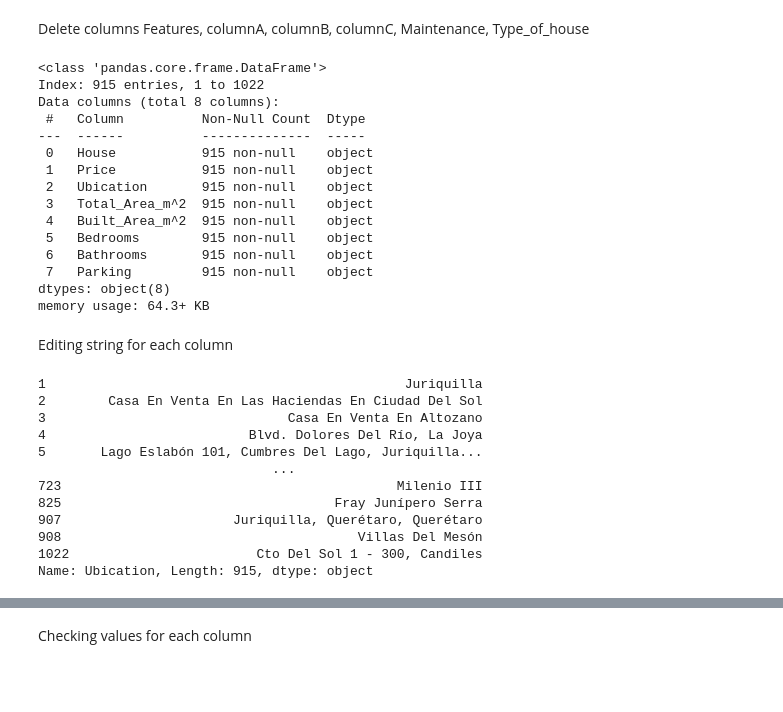
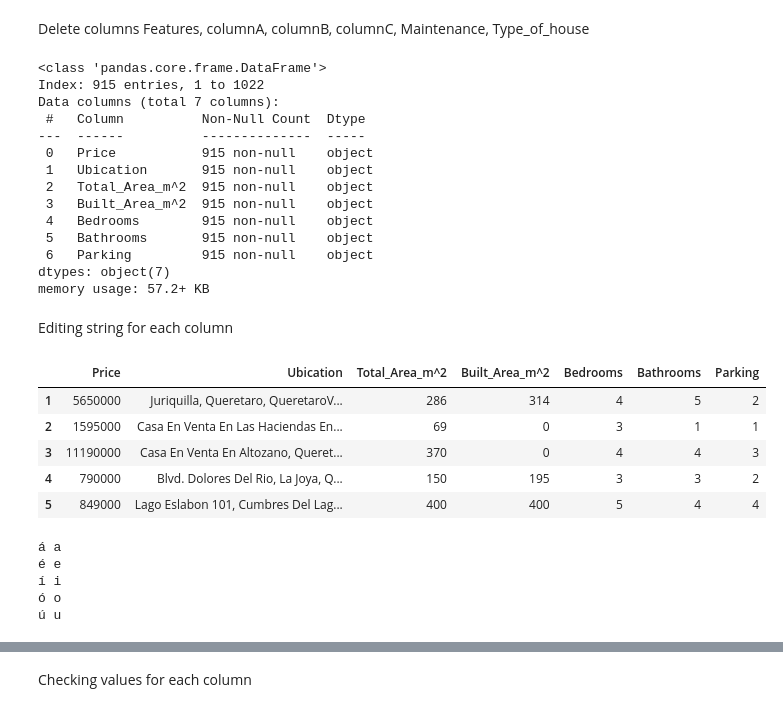
Before and after one commit to GerYar/WebscrapingHousing, a Jupyter notebook: DataCleaning.ipynb, the cells around one changed output, grey strips where cells are left out. Drawn from its saved outputs; the diff is of its cells as text; code cells hidden in the pictures; blank space fills up the shorter version.

```diff
--- a/DataCleaning.ipynb
+++ b/DataCleaning.ipynb
@@ -219,7 +220,7 @@ df_total = pd.concat([df,df_number,df_number2], axis=0)
 df_total = df_total[~df_total['Built_Area_m^2'].str.contains('^0|^1|^2|^3|^4|^5|^6|^7|^8|^9')]
 df_total = df_total[~df_total['Bedrooms'].str.contains('^0|^1|^2|^3|^4|^5|^6|^7|^8|^9')]
 # %%
-df_total = df_total.drop(['Features','columnA', 'columnB', 'columnC', 'Maintenance',
+df_total = df_total.drop(['House','Features','columnA', 'columnB', 'columnC', 'Maintenance',
                            'Type_of_house', 'Orientation', 'Property_for_sale','Age',
                            'Rooms','Storage','Number_of_floors'], axis=1)
 df_total.info()
@@ -227,19 +228,18 @@ df_total.info()
 # %% [output]
 <class 'pandas.core.frame.DataFrame'>
 Index: 915 entries, 1 to 1022
-Data columns (total 8 columns):
+Data columns (total 7 columns):
  #   Column          Non-Null Count  Dtype
 ---  ------          --------------  -----
- 0   House           915 non-null    object
- 1   Price           915 non-null    object
- 2   Ubication       915 non-null    object
- 3   Total_Area_m^2  915 non-null    object
- 4   Built_Area_m^2  915 non-null    object
- 5   Bedrooms        915 non-null    object
- 6   Bathrooms       915 non-null    object
- 7   Parking         915 non-null    object
-dtypes: object(8)
-memory usage: 64.3+ KB
+ 0   Price           915 non-null    object
+ 1   Ubication       915 non-null    object
+ 2   Total_Area_m^2  915 non-null    object
+ 3   Built_Area_m^2  915 non-null    object
+ 4   Bedrooms        915 non-null    object
+ 5   Bathrooms       915 non-null    object
+ 6   Parking         915 non-null    object
+dtypes: object(7)
+memory usage: 57.2+ KB
 # %% [markdown]
 Editing string for each column
 # %%
@@ -254,4 +254,36 @@ df_total['Parking'] = df_total['Parking'].apply(lambda x:x[18:-1])
 #df_total['Ubication'] = df_total['Ubication'].str.strip(', QuerÃ©taro, QuerÃ©taroVer informaciÃ³n de la zona')
 df_total['Ubication']=df_total['Ubication'].str.replace('Santiago De Querétaro','',regex=False)
 # quitar acentos
-df_total.loc[df_total["Ubication"].str.contains("juriquilla", case=False, na=False), "colonia"] = "Juriquilla"
+
+
+acents = {'Á':'A','á':'a','é':'e','í':'i','ó':'o','ú':'u'}
+for k,i in acents.items():
+    #df_total['Ubication'] = df_total['Ubication'].str.replace('é','e',regex=False)
+    df_total['Ubication'] = df_total['Ubication'].str.replace(k,i,regex=False)
+
+    #df_total['House'] = df_total['House'].str.replace(k,i,regex=False)
+
+
+#df_total.loc[df_total["Ubication"].str.contains("juriquilla", case=False, na=False), "colonia"] = "Juriquilla"
+
+# Guardar en un nuevo archivo CSV
+# %%
+df_total.head()
+# %% [output]
+|  | Price | Ubication | Total_Area_m^2 | Built_Area_m^2 | Bedrooms | Bathrooms | Parking |
+| 1 | 5650000 | Juriquilla, Queretaro, QueretaroV... | 286 | 314 | 4 | 5 | 2 |
+| 2 | 1595000 | Casa En Venta En Las Haciendas En... | 69 | 0 | 3 | 1 | 1 |
+| 3 | 11190000 | Casa En Venta En Altozano, Queret... | 370 | 0 | 4 | 4 | 3 |
+| 4 | 790000 | Blvd. Dolores Del Rio, La Joya, Q... | 150 | 195 | 3 | 3 | 2 |
+| 5 | 849000 | Lago Eslabon 101, Cumbres Del Lag... | 400 | 400 | 5 | 4 | 4 |
+# %%
+acents = {'á':'a','é':'e','í':'i','ó':'o','ú':'u'}
+
+for k, i in acents.items():
+    print(k,i)
+# %% [output]
+á a
+é e
+í i
+ó o
+ú u
@@ -1113,16 +1127,4 @@ a =['10 DE ABRIL',
 # %%
-df_total['Ubication'].str.replace(', Querétaro, QuerétaroVer información de la zona','',regex=False)
+# deleting the string: ', Queretaro, QueretaroVer informacion de la zona' from each record
+df_total['Ubication'] = df_total['Ubication'].str.replace(', Queretaro, QueretaroVer informacion de la zona','',regex=False)
-# %% [output]
-1                                              Juriquilla
-2        Casa En Venta En Las Haciendas En Ciudad Del Sol
-3                               Casa En Venta En Altozano
-4                          Blvd. Dolores Del Río, La Joya
-5       Lago Eslabón 101, Cumbres Del Lago, Juriquilla...
-                              ...
-723                                           Milenio III
-825                                   Fray Junípero Serra
-907                      Juriquilla, Querétaro, Querétaro
-908                                      Villas Del Mesón
-1022                        Cto Del Sol 1 - 300, Candiles
-Name: Ubication, Length: 915, dtype: object
 # %%
```
Also changed, not shown: parts of 12 cells of this notebook.
